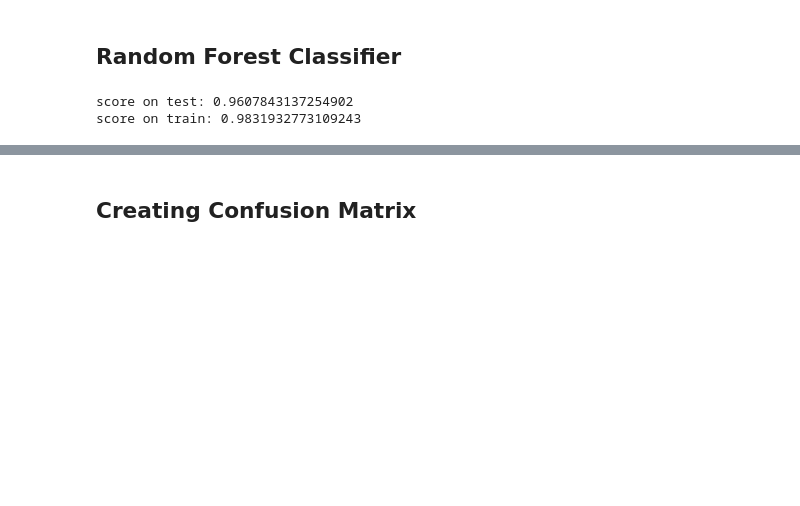
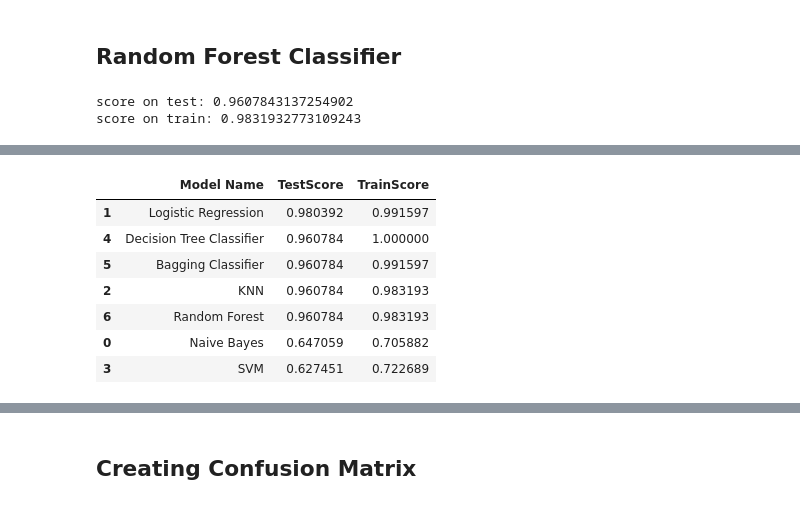
Before and after one commit to Pragyanand/divorce-prediction, a Jupyter notebook: Divorce Prediction.ipynb, the cells around one changed output, grey strips where cells are left out. Saved outputs shown, nothing was run; the diff lists cells and outputs as text; code cells hidden in the pictures; blank space fills up the shorter version.

```diff
--- a/Divorce Prediction.ipynb
+++ b/Divorce Prediction.ipynb
@@ -190,8 +207,11 @@ score on train: 0.7226890756302521
 clf = DecisionTreeClassifier()
 clf.fit(X_train, y_train)
 
-print("score on test: "  + str(clf.score(X_test, y_test)))
-print("score on train: " + str(clf.score(X_train, y_train)))
+clf_score_test = clf.score(X_test, y_test)
+clf_score_train = clf.score(X_train, y_train)
+
+print("score on test: "  + str(clf_score_test))
+print("score on train: " + str(clf_score_train))
 # %% [output]
 score on test: 0.9607843137254902
 score on train: 1.0
@@ -207,7 +227,10 @@ bg = BaggingClassifier(DecisionTreeClassifier(),max_samples=0.5,max_features=1.0
 
 bg.fit(X_train, y_train)
 
-print("score on test: " + str(bg.score(X_test, y_test)))
-print("score on train: "+ str(bg.score(X_train, y_train)))
+bg_score_test = bg.score(X_test, y_test)
+bg_score_train = bg.score(X_train, y_train)
+
+print("score on test: " + str(bg_score_test))
+print("score on train: "+ str(bg_score_train))
 # %% [output]
 score on test: 0.9607843137254902
@@ -227,0 +298,11 @@ score on train: 0.9831932773109243
+# %%
+score_df.sort_values(by=["TestScore", "TrainScore"], ascending = False)
+# %% [output]
+|  | Model Name | TestScore | TrainScore |
+| 1 | Logistic Regression | 0.980392 | 0.991597 |
+| 4 | Decision Tree Classifier | 0.960784 | 1.000000 |
+| 5 | Bagging Classifier | 0.960784 | 0.991597 |
+| 2 | KNN | 0.960784 | 0.983193 |
+| 6 | Random Forest | 0.960784 | 0.983193 |
+| 0 | Naive Bayes | 0.647059 | 0.705882 |
+| 3 | SVM | 0.627451 | 0.722689 |
```
Also changed, not shown: parts of 31 cells of this notebook.
